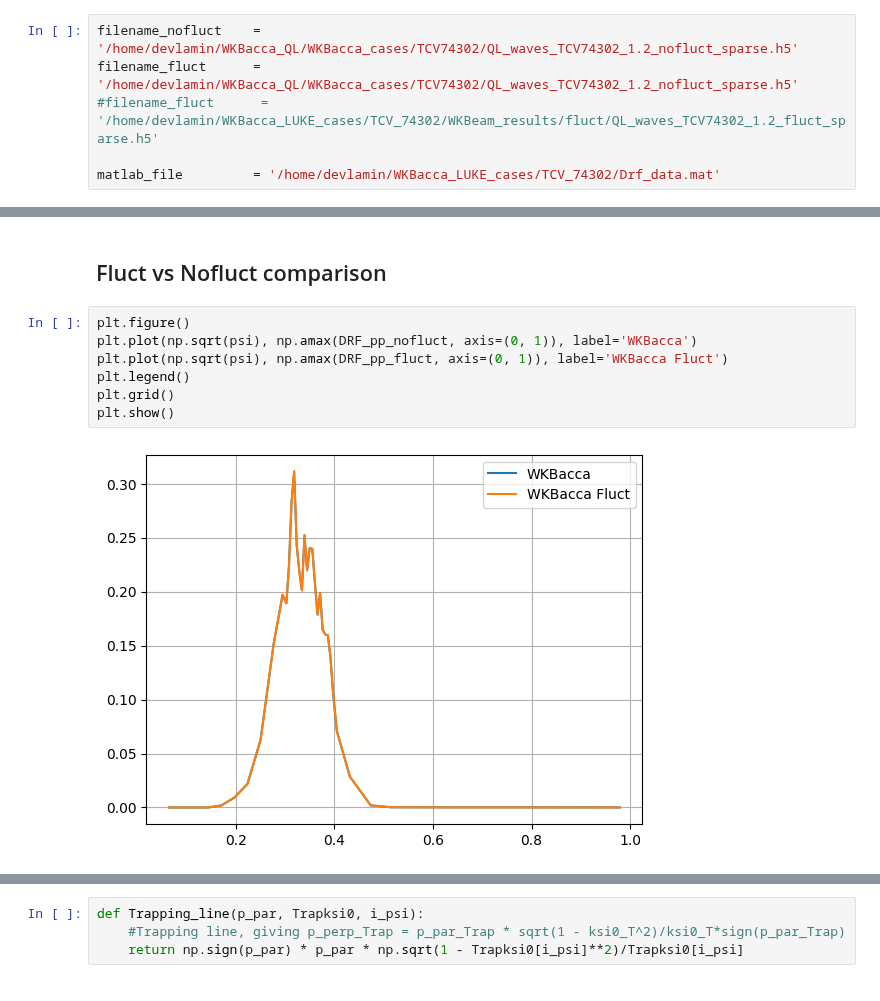
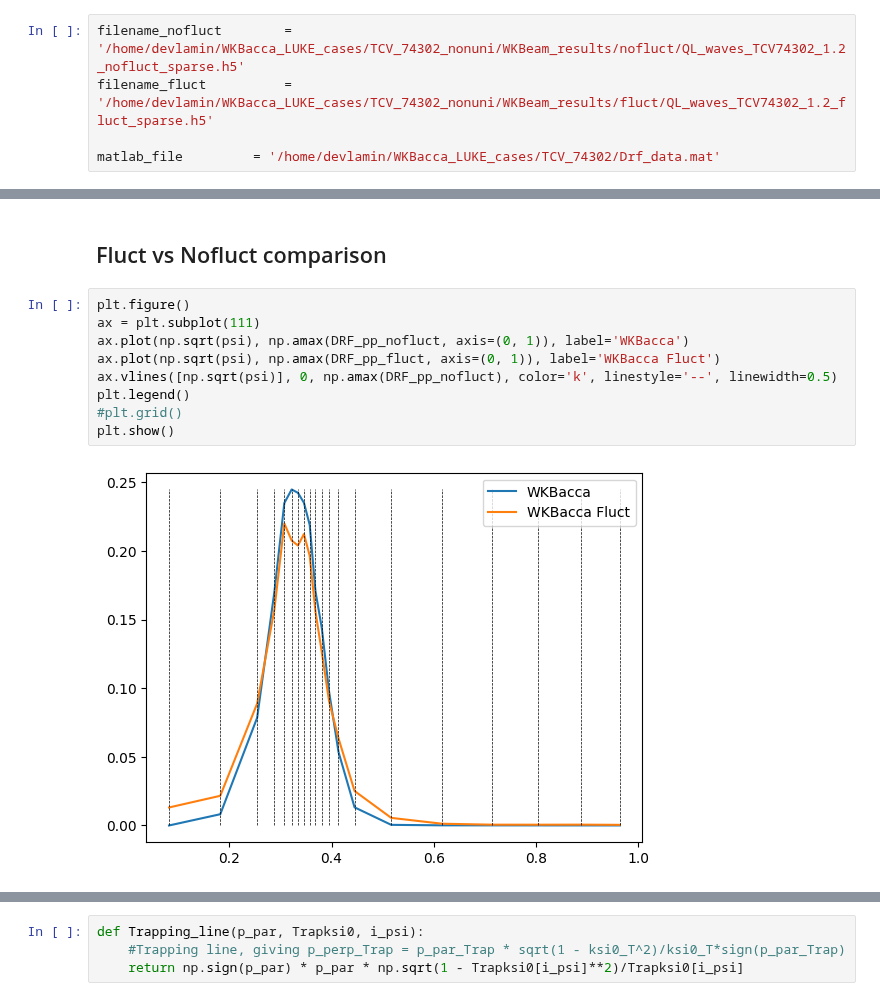
Before and after one commit to EwoutDevlaminck/WKBacca_QL, a Jupyter notebook: Analysis_sparse.ipynb, the cells around one changed output, grey strips where cells are left out. Drawn from its saved outputs; the diff is of its cells as text.

```diff
--- a/Analysis_sparse.ipynb
+++ b/Analysis_sparse.ipynb
@@ -65,9 +65,8 @@ cm_data = [[0.2081, 0.1663, 0.5292], [0.2116238095, 0.1897809524, 0.5776761905],
 parula_map = LinearSegmentedColormap.from_list('parula', cm_data)
 parula_map.set_under(cm_data[0])
 # %%
-filename_nofluct    = '/home/devlamin/WKBacca_QL/WKBacca_cases/TCV74302/QL_waves_TCV74302_1.2_nofluct_sparse.h5'
-filename_fluct      = '/home/devlamin/WKBacca_QL/WKBacca_cases/TCV74302/QL_waves_TCV74302_1.2_nofluct_sparse.h5'
-#filename_fluct      = '/home/devlamin/WKBacca_LUKE_cases/TCV_74302/WKBeam_results/fluct/QL_waves_TCV74302_1.2_fluct_sparse.h5'
+filename_nofluct        = '/home/devlamin/WKBacca_LUKE_cases/TCV_74302_nonuni/WKBeam_results/nofluct/QL_waves_TCV74302_1.2_nofluct_sparse.h5'
+filename_fluct          = '/home/devlamin/WKBacca_LUKE_cases/TCV_74302_nonuni/WKBeam_results/fluct/QL_waves_TCV74302_1.2_fluct_sparse.h5'
 
 matlab_file         = '/home/devlamin/WKBacca_LUKE_cases/TCV_74302/Drf_data.mat'
 # %%
@@ -381,13 +387,15 @@ plt.show()
 ## Fluct vs Nofluct comparison
 # %%
 plt.figure()
-plt.plot(np.sqrt(psi), np.amax(DRF_pp_nofluct, axis=(0, 1)), label='WKBacca')
-plt.plot(np.sqrt(psi), np.amax(DRF_pp_fluct, axis=(0, 1)), label='WKBacca Fluct')
+ax = plt.subplot(111)
+ax.plot(np.sqrt(psi), np.amax(DRF_pp_nofluct, axis=(0, 1)), label='WKBacca')
+ax.plot(np.sqrt(psi), np.amax(DRF_pp_fluct, axis=(0, 1)), label='WKBacca Fluct')
+ax.vlines([np.sqrt(psi)], 0, np.amax(DRF_pp_nofluct), color='k', linestyle='--', linewidth=0.5)
 plt.legend()
-plt.grid()
+#plt.grid()
 plt.show()
 # %% [output]
-[figure, old version]
+[figure, new version]
 # %%
 plt.figure(figsize=(12, 5))
 ax = plt.subplot(121)
```
Also changed, not shown: parts of 13 cells of this notebook, 8 other files.
